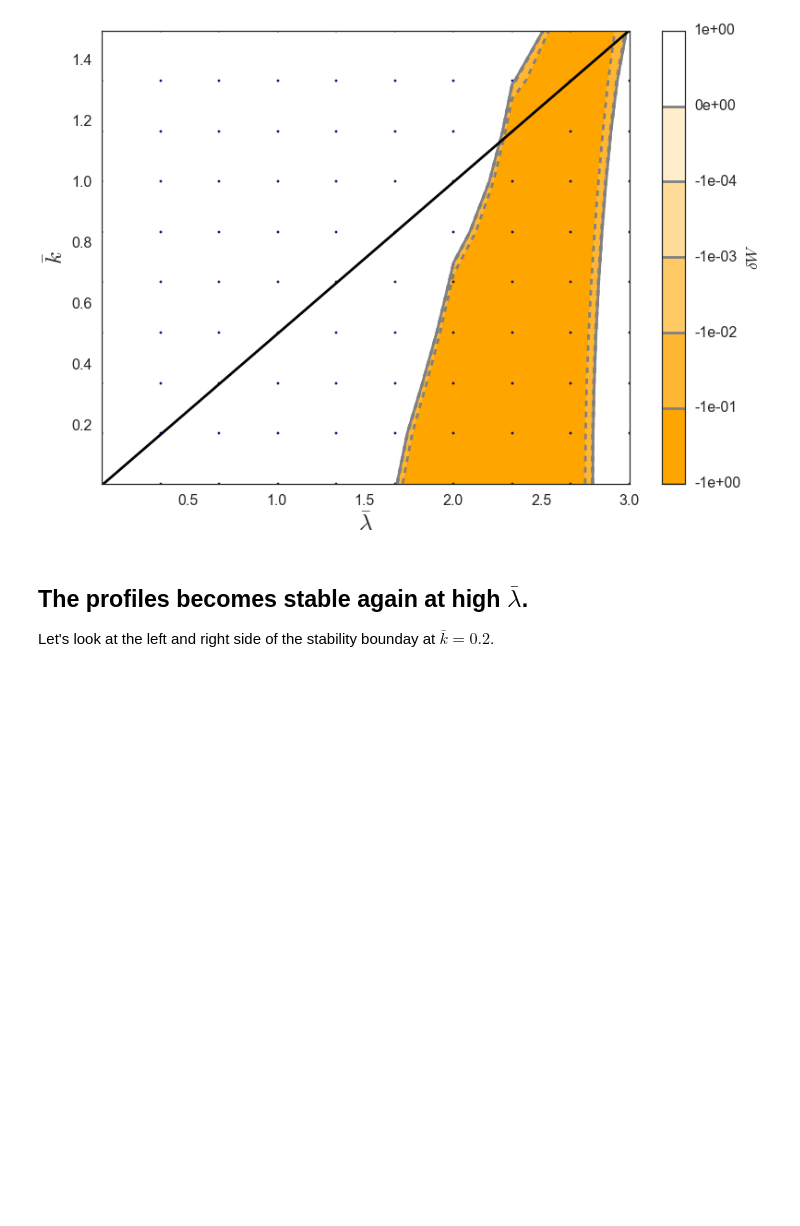
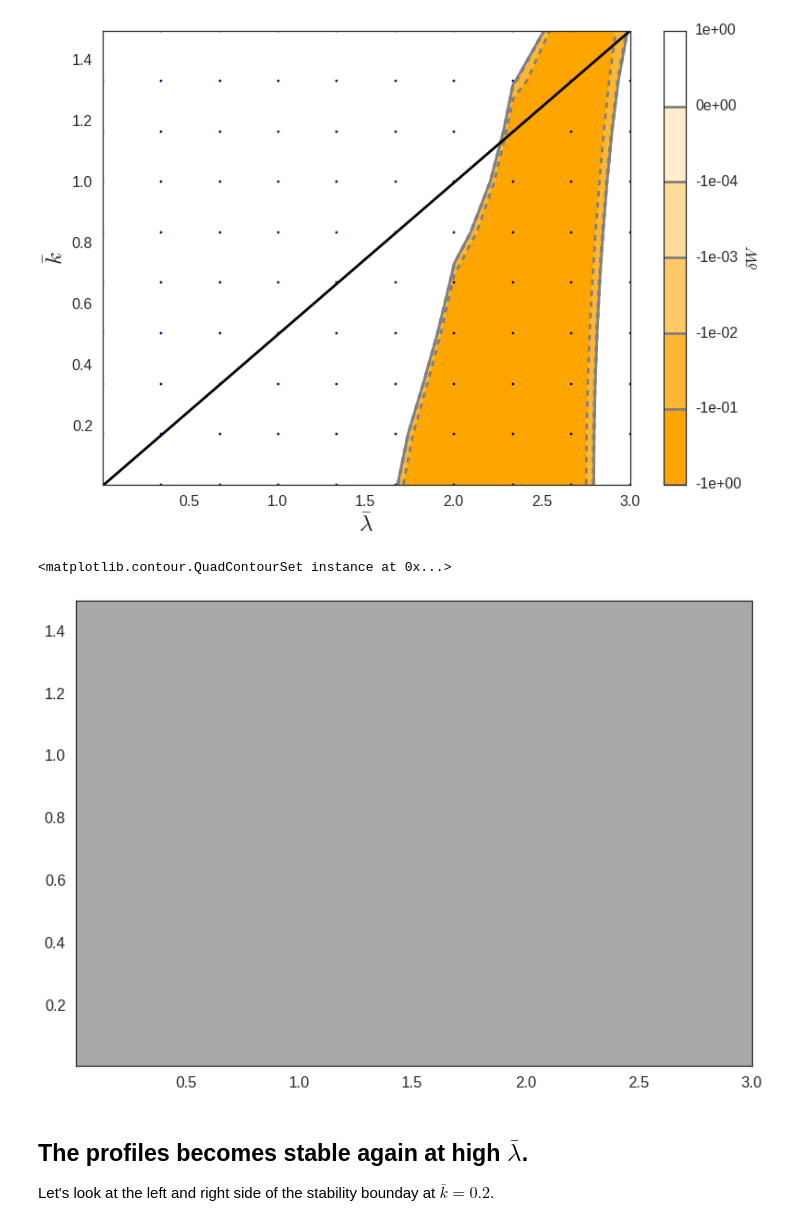
Before and after one commit to jensv/fluxtubestability, a Jupyter notebook: ipython_notebooks/looking_at_discontinous_parts_of_stability_of_maps.ipynb, the cells around one changed output. Cells and saved outputs as stored; diff of their text form; code cells hidden in the pictures; blank space fills up the shorter version.

```diff
--- a/ipython_notebooks/looking_at_discontinous_parts_of_stability_of_maps.ipynb
+++ b/ipython_notebooks/looking_at_discontinous_parts_of_stability_of_maps.ipynb
@@ -61,6 +61,15 @@ plot.plot_lambda_k_space_dw('../../output/2015-01-23-09-05/meshes.npz', 'ep12-m1
                             bounds=(1.5,3.0))
 # %% [output]
 [figure]
+# %%
+meshes = np.load('../../output/2015-01-24-16-01/meshes.npz')
+internal_m_0 = meshes['internal_m_0']
+lambda_mesh = meshes['lambda_a_mesh']
+k_mesh = meshes['k_a_mesh']
+plt.contourf(lambda_mesh, k_mesh, internal_m_0)
+# %% [output]
+<matplotlib.contour.QuadContourSet instance at 0x...>
+[figure, added]
 # %% [markdown]
 ## The profiles becomes stable again at high $\bar{\lambda}$.
 Let's look at the left and right side of the stability bounday at $\bar{k}=0.2$.
```
Also changed, not shown: parts of 12 cells of this notebook.
